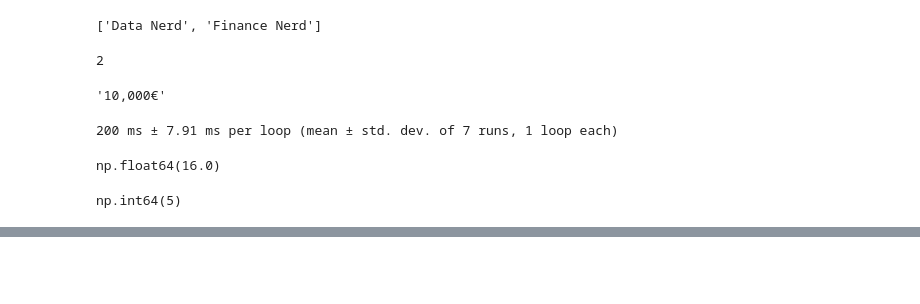
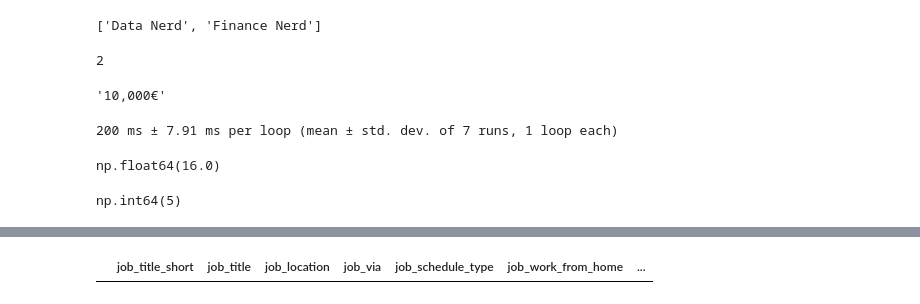
Before and after one commit to Courbeau/Dalyze, a Jupyter notebook: training.ipynb, the cells around one changed output, grey strips where cells are left out. Drawn from its saved outputs; the diff is of its cells as text; code cells hidden in the pictures; blank space fills up the shorter version.

```diff
--- a/training.ipynb
+++ b/training.ipynb
@@ -350,0 +404,4 @@ df.job_title.iloc[57]
+# %%
+df[(df.job_schedule_type == 'Full-time') & (df.salary_year_avg > 4000_000)]
+# %% [output]
+|  | job_title_short | job_title | job_location | job_via | job_schedule_type | job_work_from_home | ... |
```
Also changed, not shown: parts of 14 cells of this notebook.
